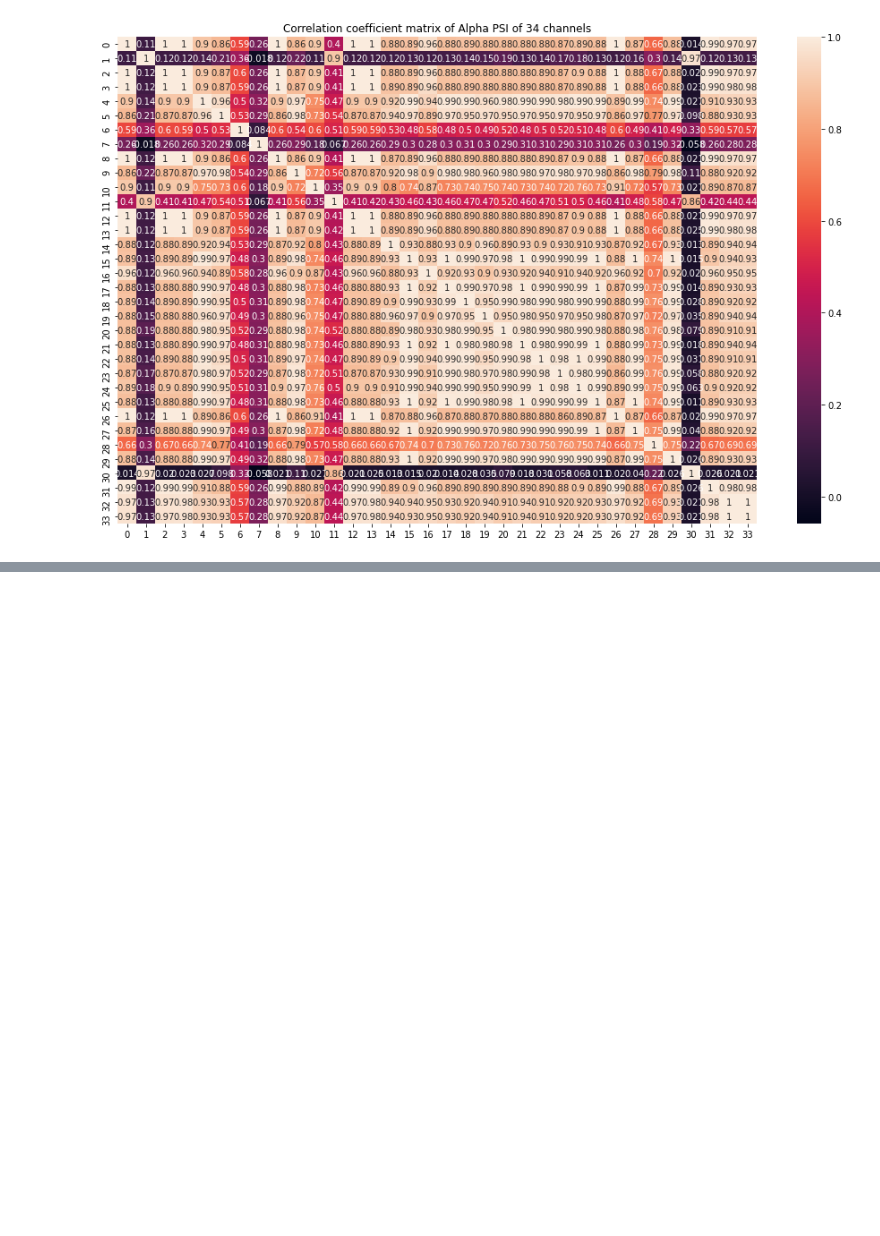
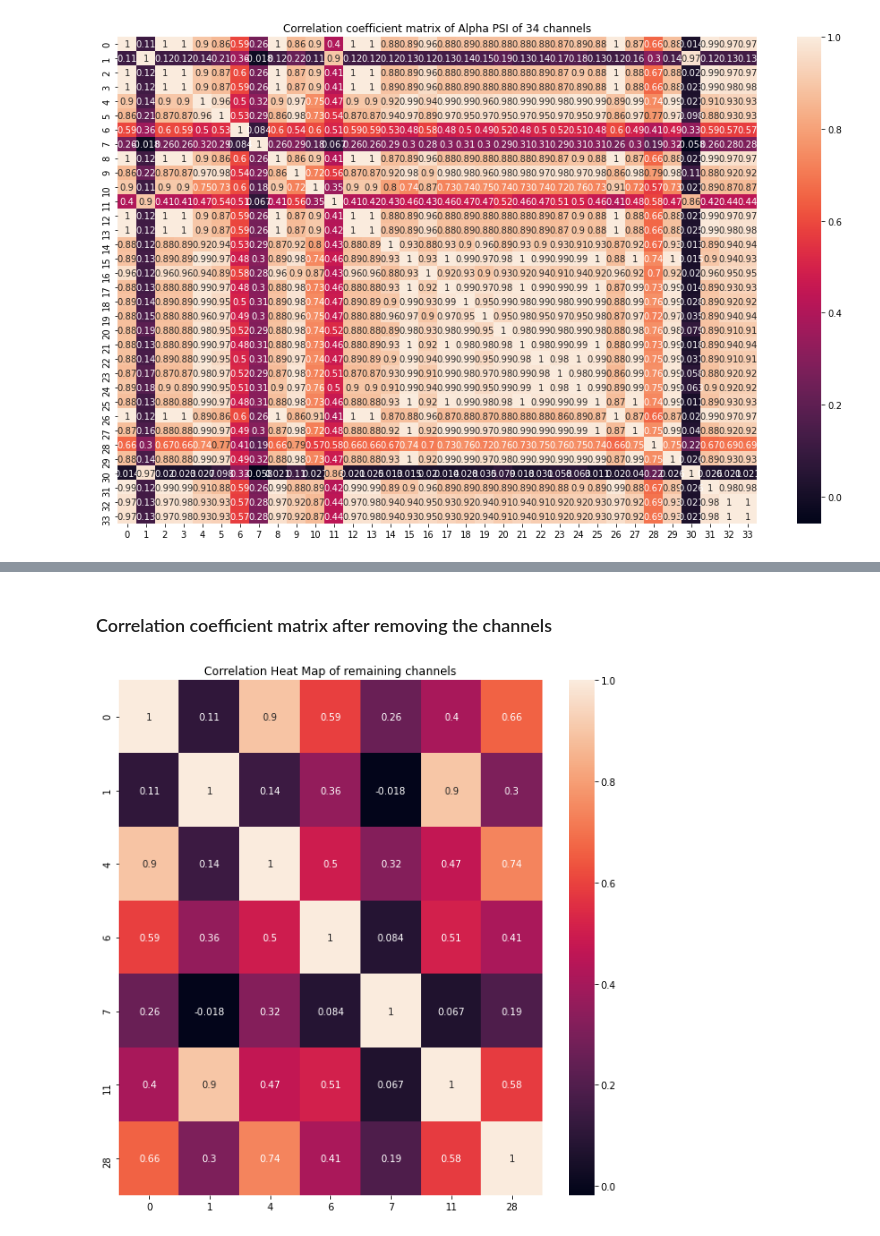
Before and after one commit to Hex-Clan8/Virtual-Reality-EEG-analysis, a Jupyter notebook: main.ipynb, the cells around one changed output, grey strips where cells are left out. Saved outputs shown, nothing was run; the diff lists cells and outputs as text; code cells hidden in the pictures; blank space fills up the shorter version.

```diff
--- a/main.ipynb
+++ b/main.ipynb
@@ -76,0 +79,23 @@ plt.savefig('Correlation coefficient matrix of 34 channels.png')
+# %%
+def Remove_Colinearity(df1,df2):
+
+    column_titles = df1.columns
+    column_titles_to_remove = []
+    column_index = 0
+    for index, row in df2.iterrows():
+        if column_index == len(column_titles):
+            break
+        if column_titles[column_index] in column_titles_to_remove:
+            column_index += 1
+            continue
+        inner_index = column_index + 1
+        for corr in row[inner_index:]:
+            if corr < -0.9 or corr > 0.9:
+                if column_titles[inner_index] not in column_titles_to_remove:
+                    column_titles_to_remove.append(column_titles[inner_index])
+            inner_index += 1;
+        column_index += 1
+    return df1.drop(columns=column_titles_to_remove,axis=1)
+# %%
+psiT = Remove_Colinearity(combined_df,corr_df)
+psiT
@@ -76,0 +116,10 @@ plt.savefig('Correlation coefficient matrix of 34 channels.png')
+# %% [markdown]
+### Correlation coefficient matrix after removing the channels
+# %%
+newcorr_df = psiT.corr()
+plt.figure(figsize= (10, 10))
+sns.heatmap(psiT.corr(),annot=True)
+plt.title("Correlation Heat Map of remaining channels")
+plt.savefig('Correlation Heat Map.png')
+# %% [output]
+[figure, added]
```
Also changed, not shown: parts of 10 cells of this notebook.
